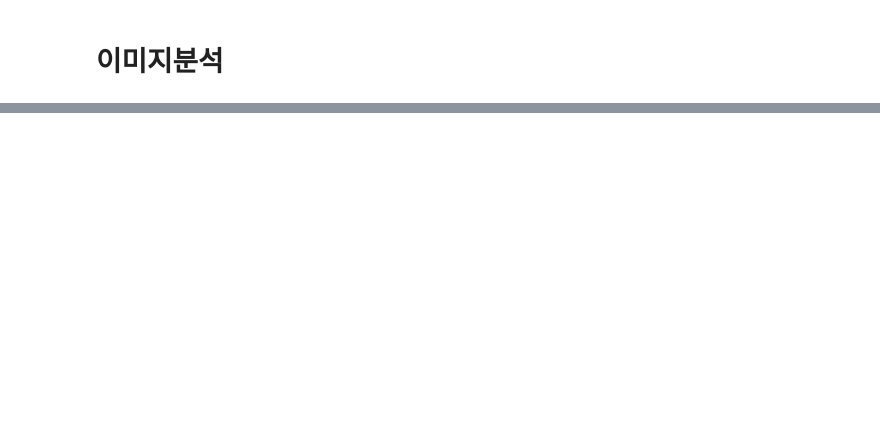
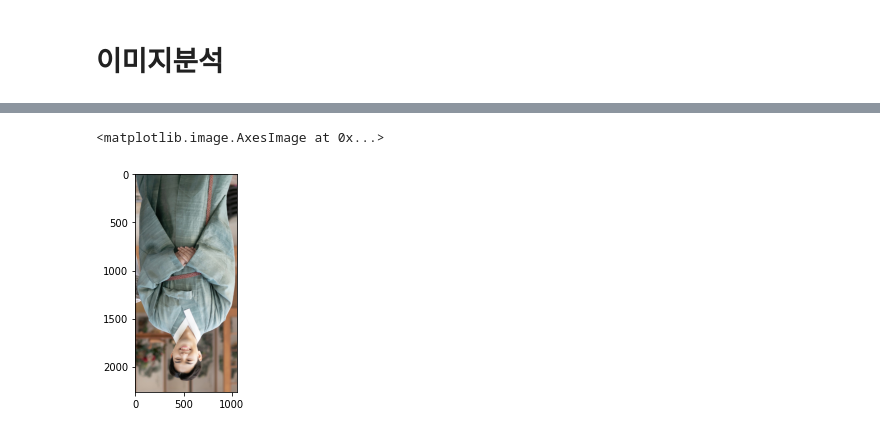
Before and after one commit to LIMSONA/30-, a Jupyter notebook: 2_2_MATPLOTLIB,PLOTY.ipynb, the cells around one changed output, grey strips where cells are left out. Cells and saved outputs as stored; diff of their text form; code cells hidden in the pictures; blank space fills up the shorter version.

```diff
--- a/2_2_MATPLOTLIB,PLOTY.ipynb
+++ b/2_2_MATPLOTLIB,PLOTY.ipynb
@@ -367,0 +512,5 @@ fig.show()
+# %%
+plt.imshow(kku[::-1,:]) #상하좌우 뒤집기
+# %% [output]
+<matplotlib.image.AxesImage at 0x...>
+[figure, added]
```
Also changed, not shown: parts of 30 cells of this notebook.
